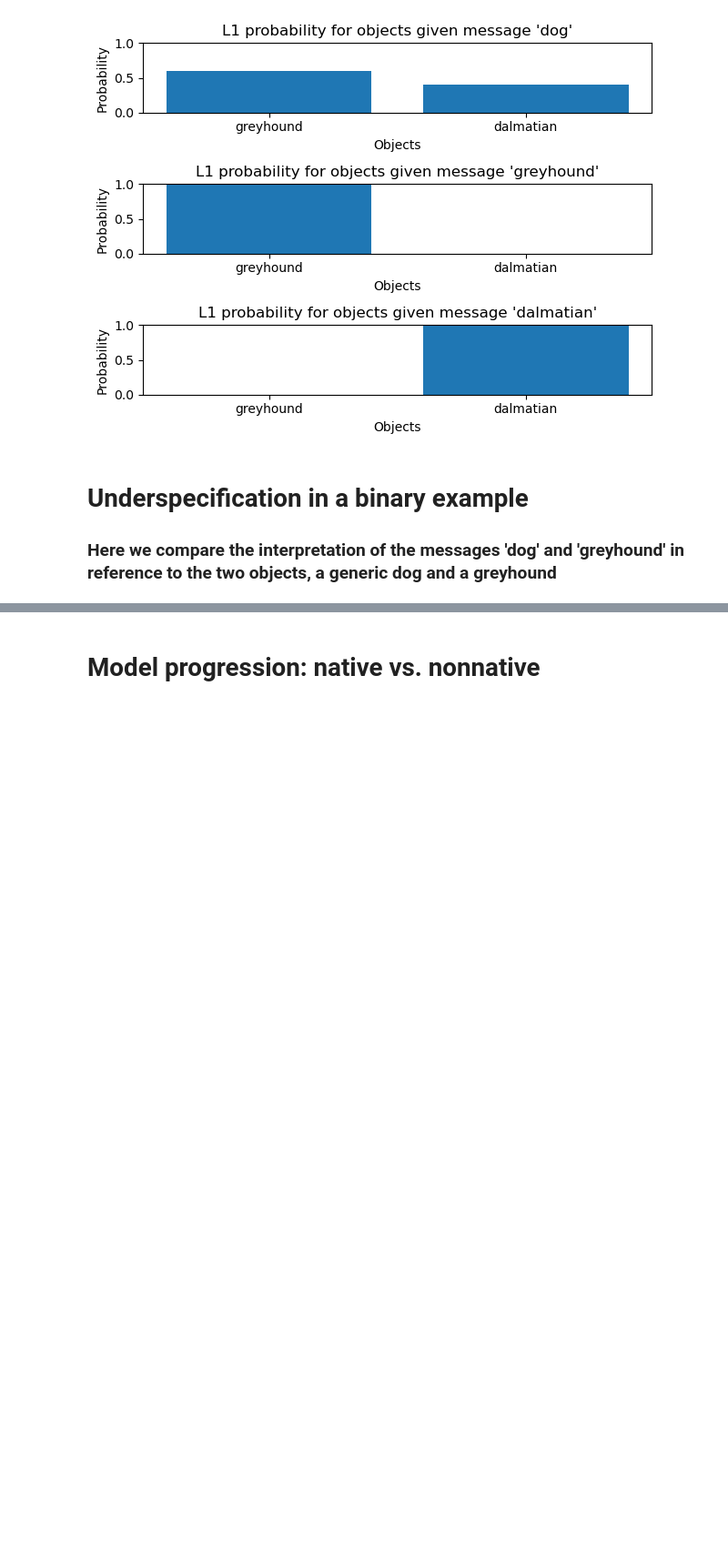
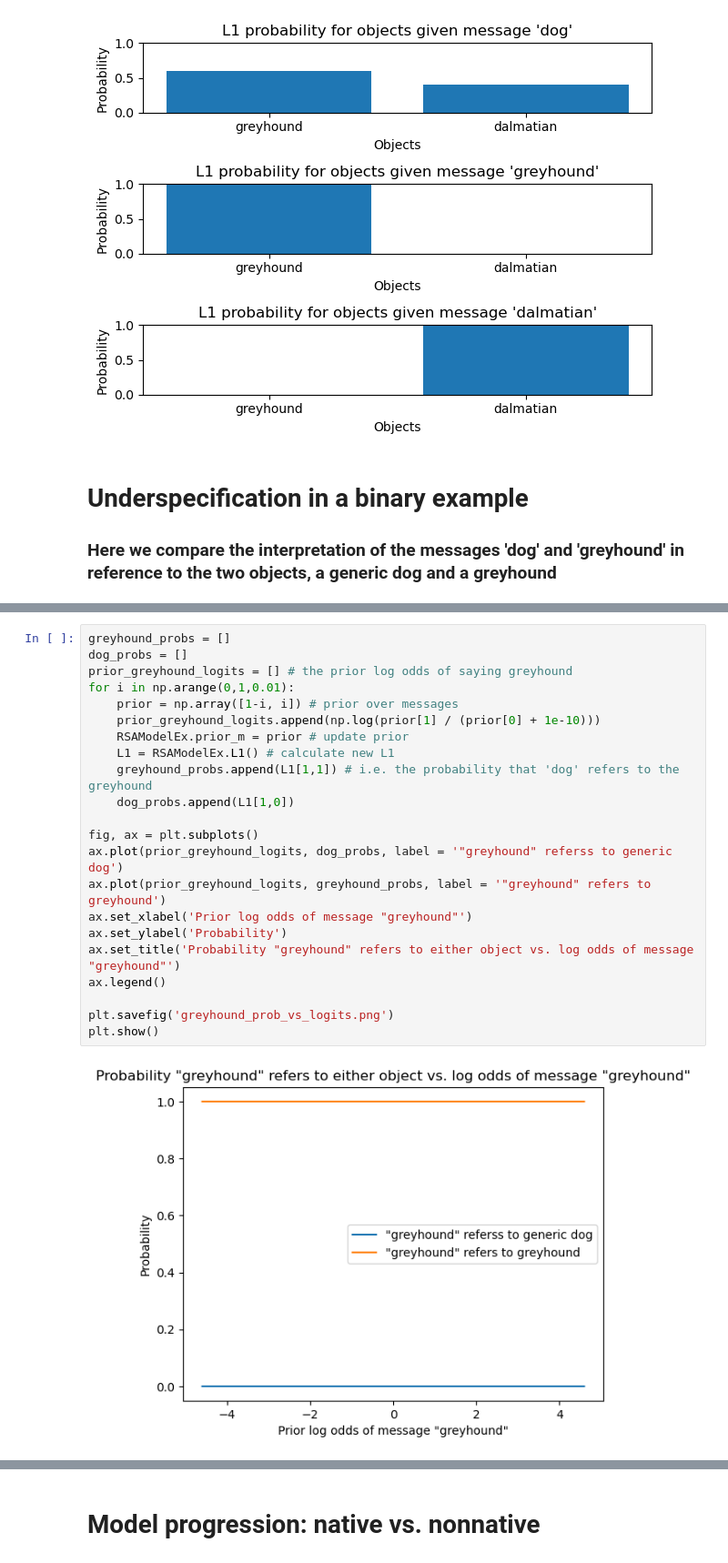
Before and after one commit to tyle00001/RSA-for-nonnative-speakers, a Jupyter notebook: RSA_Nonnative_Model.ipynb, the cells around one changed output, grey strips where cells are left out. Shown at 91% size. Cells and saved outputs as stored; diff of their text form; blank space fills up the shorter version.

```diff
--- a/RSA_Nonnative_Model.ipynb
+++ b/RSA_Nonnative_Model.ipynb
@@ -261,0 +269,24 @@ plt.show()
+# %%
+greyhound_probs = []
+dog_probs = []
+prior_greyhound_logits = [] # the prior log odds of saying greyhound
+for i in np.arange(0,1,0.01):
+    prior = np.array([1-i, i]) # prior over messages
+    prior_greyhound_logits.append(np.log(prior[1] / (prior[0] + 1e-10)))
+    RSAModelEx.prior_m = prior # update prior
+    L1 = RSAModelEx.L1() # calculate new L1
+    greyhound_probs.append(L1[1,1]) # i.e. the probability that 'dog' refers to the greyhound
+    dog_probs.append(L1[1,0])
+
+fig, ax = plt.subplots()
+ax.plot(prior_greyhound_logits, dog_probs, label = '"greyhound" referss to generic dog')
+ax.plot(prior_greyhound_logits, greyhound_probs, label = '"greyhound" refers to greyhound')
+ax.set_xlabel('Prior log odds of message "greyhound"')
+ax.set_ylabel('Probability')
+ax.set_title('Probability "greyhound" refers to either object vs. log odds of message "greyhound"')
+ax.legend()
+
+plt.savefig('greyhound_prob_vs_logits.png')
+plt.show()
+# %% [output]
+[figure, added]
```
Also changed, not shown: parts of 5 cells of this notebook, 5 other files.
